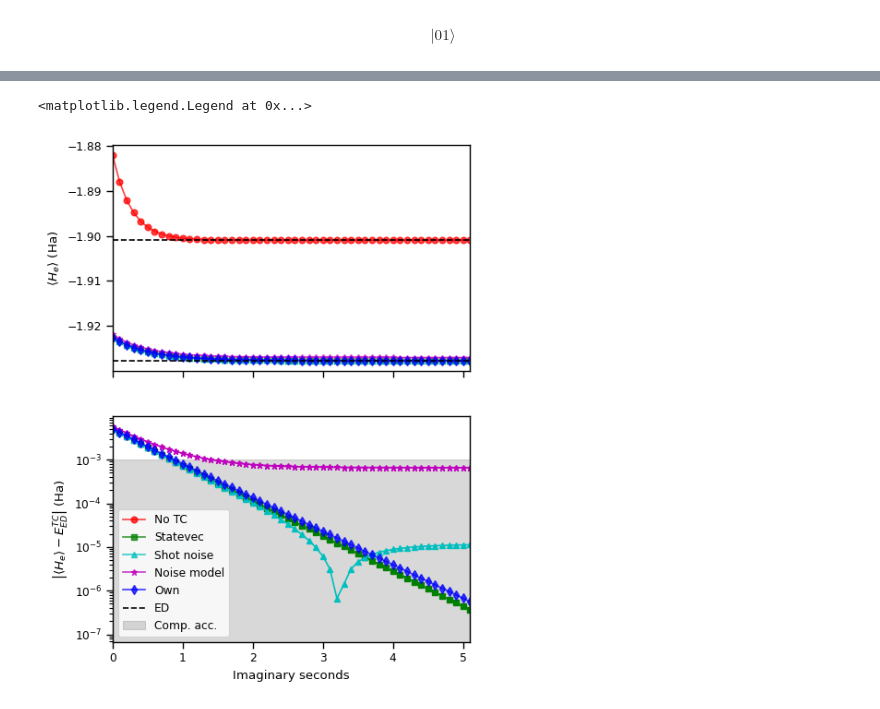
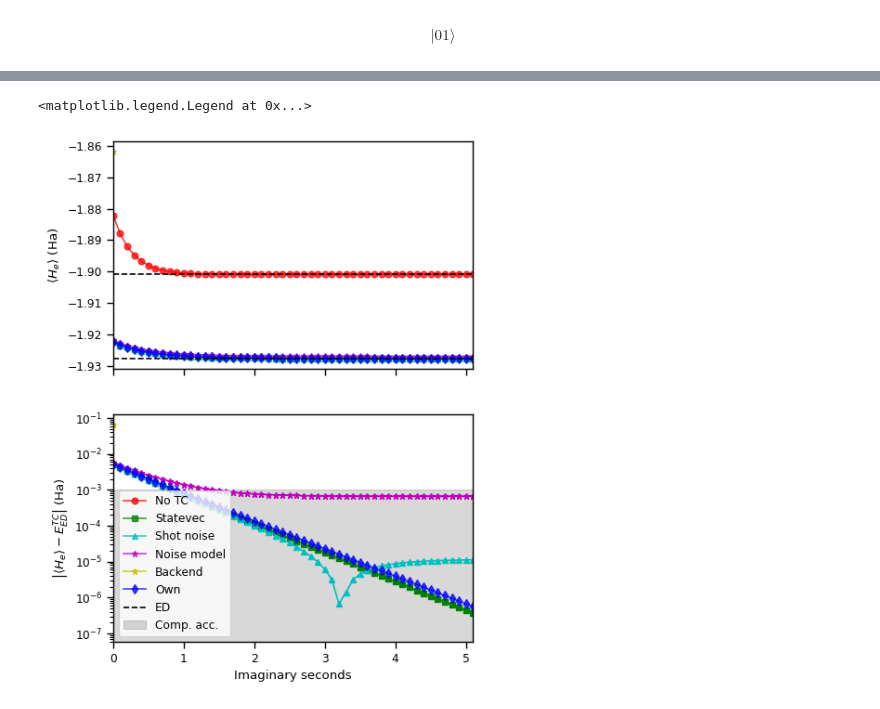
Before and after one commit to Magnusson6359/qiskit-algorithms, a Jupyter notebook: testing.ipynb, the cells around one changed output, grey strips where cells are left out. Drawn from its saved outputs; the diff is of its cells as text; code cells hidden in the pictures.

```diff
--- a/testing.ipynb
+++ b/testing.ipynb
@@ -132,7 +132,7 @@ num_timesteps = 50
 
 var_principle = ImaginaryMcLachlanPrinciple(qgt=LinCombQGT(estimator),
                                                        gradient=LinCombEstimatorGradient(estimator),
-                                                       is_non_hermitian=True)
+                                                       non_hermitian=True)
 time_evo = TimeEvolutionProblem(qubit_op,
                                 time=total_time,
                                 aux_operators=[qubit_op])
@@ -153,7 +153,7 @@ num_timesteps = 50
 
 var_principle = ImaginaryMcLachlanPrinciple(qgt=LinCombQGT(shot_estimator),
                                                        gradient=LinCombEstimatorGradient(shot_estimator),
-                                                       is_non_hermitian=True)
+                                                       non_hermitian=True)
 time_evo = TimeEvolutionProblem(qubit_op,
                                 time=total_time,
                                 aux_operators=[qubit_op])
@@ -174,7 +174,7 @@ num_timesteps = 50
 
 var_principle = ImaginaryMcLachlanPrinciple(qgt=LinCombQGT(noisy_estimator),
                                                        gradient=LinCombEstimatorGradient(noisy_estimator),
-                                                       is_non_hermitian=True)
+                                                       non_hermitian=True)
 time_evo = TimeEvolutionProblem(qubit_op,
                                 time=total_time,
                                 aux_operators=[qubit_op])
@@ -183,6 +183,27 @@ qite = VarQITE(ansatz, init_param_values,
                estimator=noisy_estimator,
                num_timesteps=num_timesteps)
 result_noise = qite.evolve(time_evo)
+# %%
+###############
+### VarQITE ###
+###############
+# This is the TC Hamiltonian with the modified code, with backend model.
+
+# The 2 main tunable parameters
+total_time=5
+num_timesteps = 50
+
+var_principle = ImaginaryMcLachlanPrinciple(qgt=LinCombQGT(backend_estimator),
+                                                       gradient=LinCombEstimatorGradient(backend_estimator),
+                                                       non_hermitian=True)
+time_evo = TimeEvolutionProblem(qubit_op,
+                                time=total_time,
+                                aux_operators=[qubit_op])
+qite = VarQITE(ansatz, init_param_values,
+               variational_principle = var_principle,
+               estimator=backend_estimator,
+               num_timesteps=num_timesteps)
+result_backend = qite.evolve(time_evo)
 # %%
 ###############
 ### VarQITE ###
@@ -230,6 +251,10 @@ h_exp_val_shotnoise = np.array([ele[0][0].real for ele in result_shotnoise.obser
 times_shotnoise = result_shotnoise.times
 h_exp_val_noise = np.array([ele[0][0].real for ele in result_noise.observables])
 times_noise = result_noise.times
+h_exp_val_backend = np.array([ele[0][0].real for ele in result_backend.observables])
+print(h_exp_val_backend)
+times_backend = result_backend.times
+
 
 print(f"E0_noisy: {h_exp_val_noise[0]}, E0_noTC: {h_exp_val2[0]}, E0_TC: {h_exp_val[0]}")
 
@@ -237,6 +262,7 @@ ax.plot(times2, h_exp_val2, '-ro', label= "No TC", alpha=0.75) #+ extracted_tran
 ax.plot(times, h_exp_val, '-gs', label= "Statevec", alpha=0.75) #+ extracted_transformer_energy+ nuclear_repulsion_energy
 ax.plot(times_shotnoise, h_exp_val_shotnoise, '-c^', label= "Shot noise", alpha=0.75) #+ extracted_transformer_energy+ nuclear_repulsion_energy
 ax.plot(times_noise, h_exp_val_noise, '-m*', label= "Noise model", alpha=0.75) #+ extracted_transformer_energy+ nuclear_repulsion_energy
+ax.plot(times_backend, h_exp_val_backend, '-y*', label= "Backend", alpha=0.75) #+ extracted_transformer_energy+ nuclear_repulsion_energy
 ax.plot(avqite_times[::DELTA_BIG], avqite_energies[::DELTA_BIG], '-bd', label= "Own", alpha=0.75)
 ax.plot([e_exact[sys]]*(int(times[-1])+15), '--k', label= "ED")
 ax.plot([e_exact_notc[sys]]*(int(times[-1])+15), '--k')
@@ -252,6 +278,7 @@ ax.set_xlim([0, times[-1]])
 ax2.plot(times, abs(h_exp_val-e_exact[sys]), "-gs", label= "Statevec")
 ax2.plot(times_shotnoise, abs(h_exp_val_shotnoise-e_exact[sys]), "-c^", label= "Shot noise")
 ax2.plot(times_noise, abs(h_exp_val_noise-e_exact[sys]), "-m*", label= "Noise model")
+ax2.plot(times_backend, abs(h_exp_val_backend-e_exact[sys]), "-y*", label= "Backend")
 ax2.plot(avqite_times[::DELTA_BIG], abs(avqite_energies-e_exact[sys])[::DELTA_BIG], "-bd", label= "Own", alpha=0.75)
 ax2.fill_between([0,times[-1]],[1e-3,1e-3],color="grey",alpha=0.3,label="Comp. acc.")
 ax2.set_xlabel("Imaginary seconds")
@@ -271,2 +298,2 @@ E0_noisy: -1.9218617751480747, E0_noTC: -1.88206774703718, E0_TC: -1.92252160426
 <matplotlib.legend.Legend at 0x...>
-[figure, old version]
+[figure, new version]
```
Also changed, not shown: parts of 11 cells of this notebook, 1 other file.
